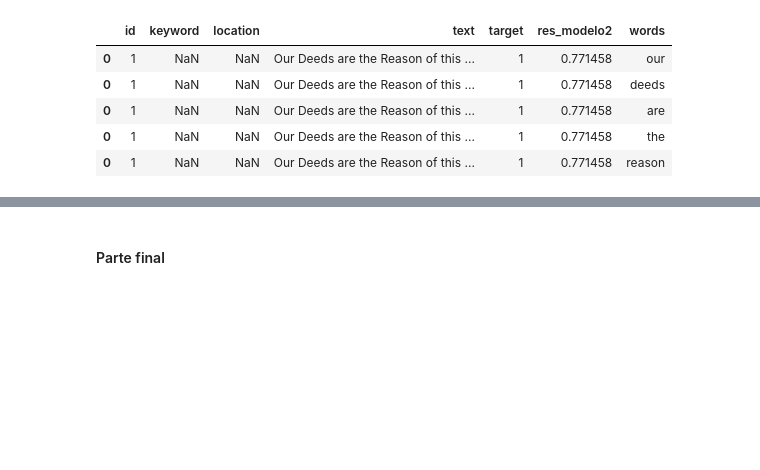
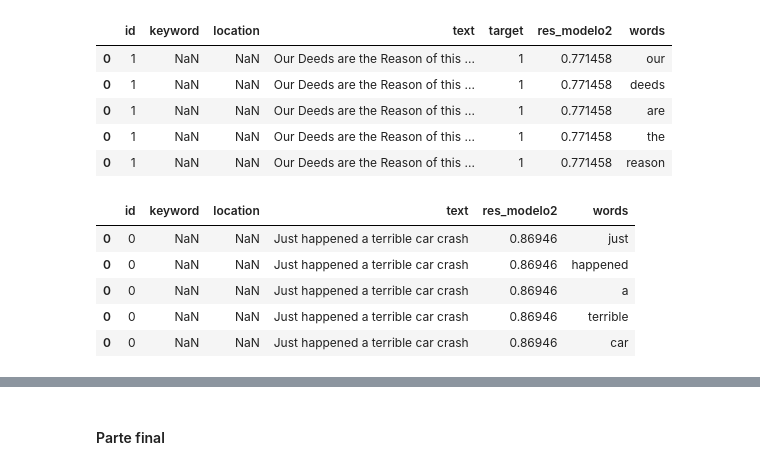
Before and after one commit to RiedelNicolas/TP2-Organizacion-de-Datos, a Jupyter notebook: modelo_3.ipynb, the cells around one changed output, grey strips where cells are left out. Drawn from its saved outputs; the diff is of its cells as text; code cells hidden in the pictures; blank space fills up the shorter version.

```diff
--- a/modelo_3.ipynb
+++ b/modelo_3.ipynb
@@ -102,6 +125,30 @@ train_aux.head()
 | 0 | 1 | NaN | NaN | Our Deeds are the Reason of this ... | 1 | 0.771458 | are |
 | 0 | 1 | NaN | NaN | Our Deeds are the Reason of this ... | 1 | 0.771458 | the |
 | 0 | 1 | NaN | NaN | Our Deeds are the Reason of this ... | 1 | 0.771458 | reason |
+# %%
+#Palabras con mayor y menor porcentaje de veracidad (TEST, CREO QUE SEPARA LOS TWEETS POR PALABRAS)***********
+min_repetitions = ((0.2/100)*len(test.index))
+words = test['text'].str.split()
+clean_words = []
+
+for sentence in words:
+    clean_sentence = []
+    for word in sentence:
+        clean_word = re.sub('[^A-Za-z0-9]+','', word)
+        if(clean_word != ''):
+            clean_sentence.append(clean_word.lower())
+    clean_words.append(clean_sentence)
+test_aux = test
+test_aux['words'] = clean_words
+test_aux = test_aux.explode('words')
+test_aux.head()
+# %% [output]
+|  | id | keyword | location | text | res_modelo2 | words |
+| 0 | 0 | NaN | NaN | Just happened a terrible car crash | 0.86946 | just |
+| 0 | 0 | NaN | NaN | Just happened a terrible car crash | 0.86946 | happened |
+| 0 | 0 | NaN | NaN | Just happened a terrible car crash | 0.86946 | a |
+| 0 | 0 | NaN | NaN | Just happened a terrible car crash | 0.86946 | terrible |
+| 0 | 0 | NaN | NaN | Just happened a terrible car crash | 0.86946 | car |
 # %%
 train_aux = train_aux.groupby('words').agg({'target':['sum','count']})
 train_aux = train_aux[train_aux['target']['count']>min_repetitions]
```
Also changed, not shown: parts of 26 cells of this notebook, 2 other files.
